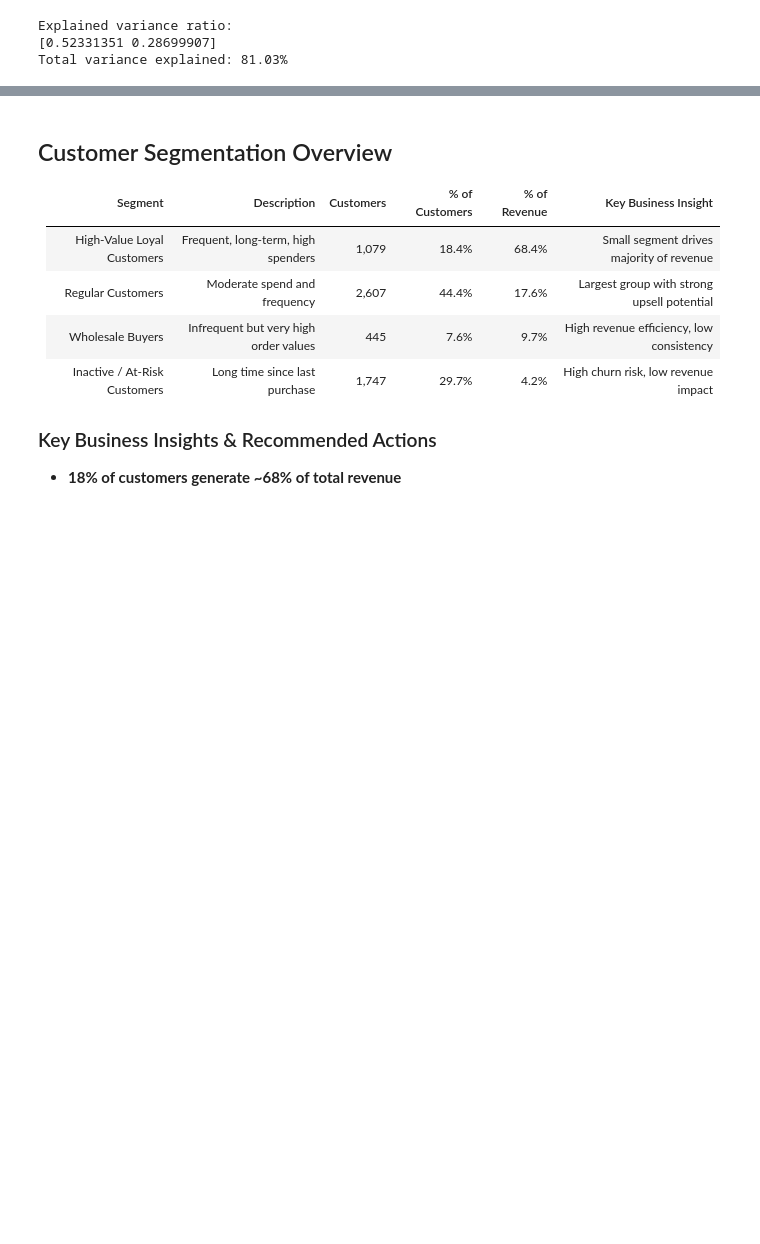
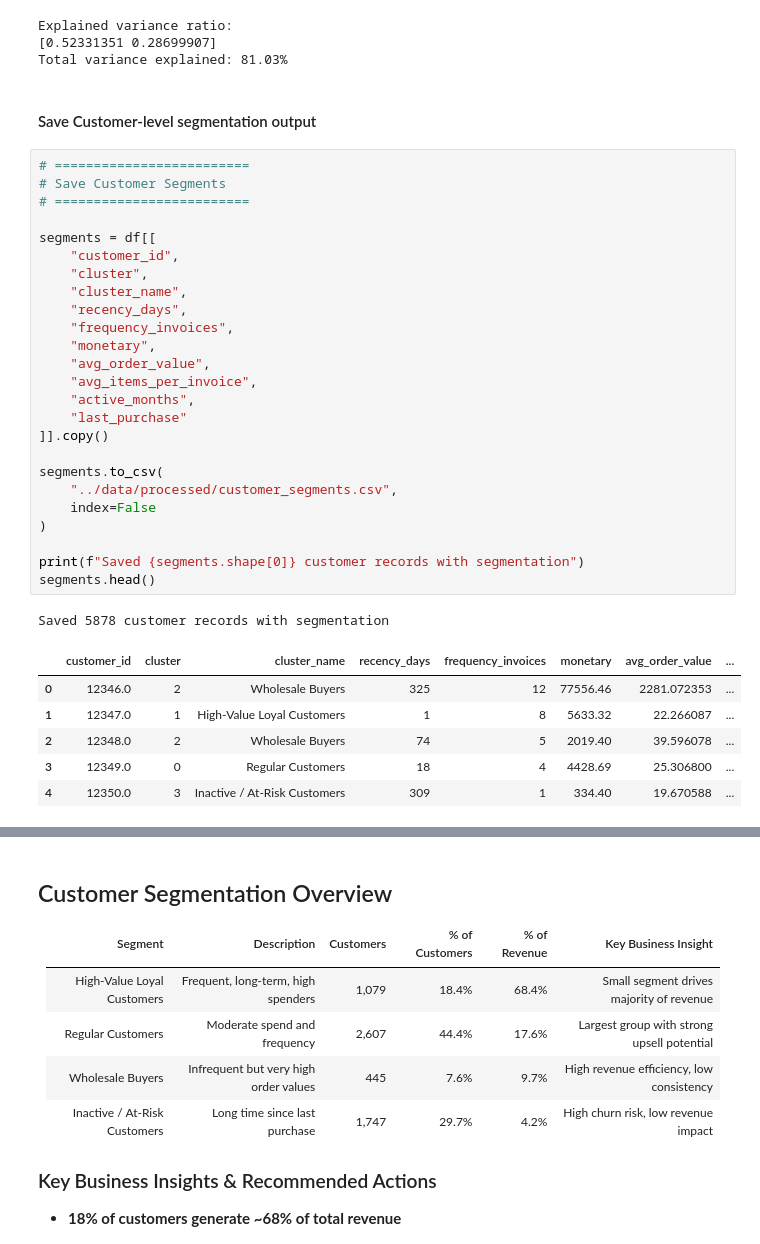
Before and after one commit to sairagamounika/Retail_Customer_Intelligence, a Jupyter notebook: notebooks/02_customer_segmentation.ipynb, the cells around one changed output, grey strips where cells are left out. Saved outputs shown, nothing was run; the diff lists cells and outputs as text; blank space fills up the shorter version.

Commit message:
chore: updated insights and cluster segments

```diff
--- a/notebooks/02_customer_segmentation.ipynb
+++ b/notebooks/02_customer_segmentation.ipynb
@@ -361,3 +361,38 @@ print(f"Total variance explained: {pca.explained_variance_ratio_.sum():.2%}")
 Explained variance ratio:
 [0.52331351 0.28699907]
 Total variance explained: 81.03%
+# %% [markdown]
+#### Save Customer-level segmentation output
+# %%
+# =========================
+# Save Customer Segments
+# =========================
+
+segments = df[[
+    "customer_id",
+    "cluster",
+    "cluster_name",
+    "recency_days",
+    "frequency_invoices",
+    "monetary",
+    "avg_order_value",
+    "avg_items_per_invoice",
+    "active_months",
+    "last_purchase"
+]].copy()
+
+segments.to_csv(
+    "../data/processed/customer_segments.csv",
+    index=False
+)
+
+print(f"Saved {segments.shape[0]} customer records with segmentation")
+segments.head()
+# %% [output]
+Saved 5878 customer records with segmentation
+|  | customer_id | cluster | cluster_name | recency_days | frequency_invoices | monetary | avg_order_value | ... |
+| 0 | 12346.0 | 2 | Wholesale Buyers | 325 | 12 | 77556.46 | 2281.072353 | ... |
+| 1 | 12347.0 | 1 | High-Value Loyal Customers | 1 | 8 | 5633.32 | 22.266087 | ... |
+| 2 | 12348.0 | 2 | Wholesale Buyers | 74 | 5 | 2019.40 | 39.596078 | ... |
+| 3 | 12349.0 | 0 | Regular Customers | 18 | 4 | 4428.69 | 25.306800 | ... |
+| 4 | 12350.0 | 3 | Inactive / At-Risk Customers | 309 | 1 | 334.40 | 19.670588 | ... |
```
Also changed, not shown: parts of 4 cells of this notebook.
